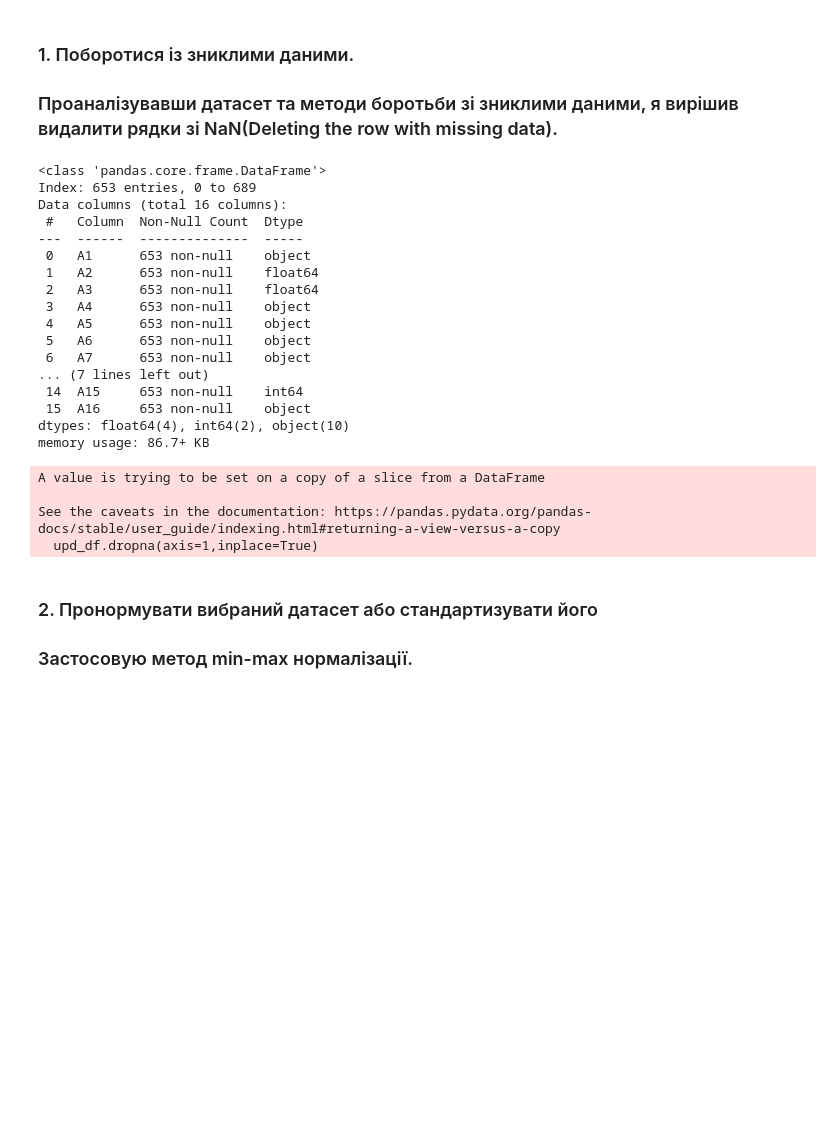
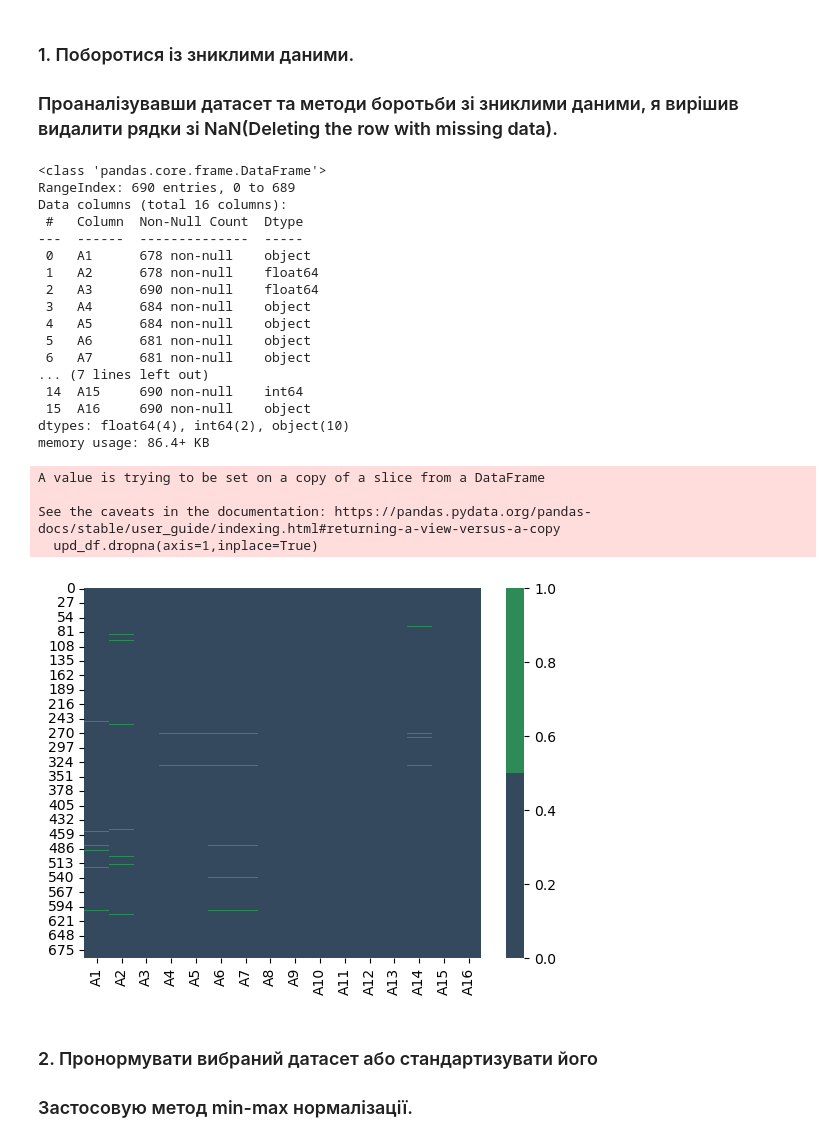
Before and after one commit to dieshie/dataanalysiscourse, a Jupyter notebook: lab42.ipynb, the cells around one changed output. Saved outputs shown, nothing was run; the diff lists cells and outputs as text; code cells hidden in the pictures; blank space fills up the shorter version.

Commit message:
changed a way to display dataframe, added a numpay array, added a missing values heatmap

```diff
--- a/lab42.ipynb
+++ b/lab42.ipynb
@@ -75,32 +76,35 @@ print (df)
 ### Проаналізувавши датасет та методи боротьби зі зниклими даними, я вирішив видалити рядки зі NaN(Deleting the row with missing data).
 # %%
 
-#df.info()
+colours = ['#34495E', 'seagreen']
+sns.heatmap(df.isnull(), cmap=sns.color_palette(colours))
+df.info()
 upd_df = df.dropna(axis=0)
 upd_df.dropna(axis=1,inplace=True)
-upd_df.info()
+#upd_df.info()
 # %% [output]
 <class 'pandas.core.frame.DataFrame'>
-Index: 653 entries, 0 to 689
+RangeIndex: 690 entries, 0 to 689
 Data columns (total 16 columns):
  #   Column  Non-Null Count  Dtype
 ---  ------  --------------  -----
- 0   A1      653 non-null    object
- 1   A2      653 non-null    float64
- 2   A3      653 non-null    float64
- 3   A4      653 non-null    object
- 4   A5      653 non-null    object
- 5   A6      653 non-null    object
- 6   A7      653 non-null    object
+ 0   A1      678 non-null    object
+ 1   A2      678 non-null    float64
+ 2   A3      690 non-null    float64
+ 3   A4      684 non-null    object
+ 4   A5      684 non-null    object
+ 5   A6      681 non-null    object
+ 6   A7      681 non-null    object
 ... (7 lines left out)
- 14  A15     653 non-null    int64
- 15  A16     653 non-null    object
+ 14  A15     690 non-null    int64
+ 15  A16     690 non-null    object
 dtypes: float64(4), int64(2), object(10)
-memory usage: 86.7+ KB
+memory usage: 86.4+ KB
 A value is trying to be set on a copy of a slice from a DataFrame
 
 See the caveats in the documentation: https://pandas.pydata.org/pandas-docs/stable/user_guide/indexing.html#returning-a-view-versus-a-copy
   upd_df.dropna(axis=1,inplace=True)
+[figure, added]
 # %% [markdown]
 ### 2. Пронормувати вибраний датасет або стандартизувати його
 ### Застосовую метод min-max нормалізації.
```
Also changed, not shown: parts of 4 cells of this notebook.
